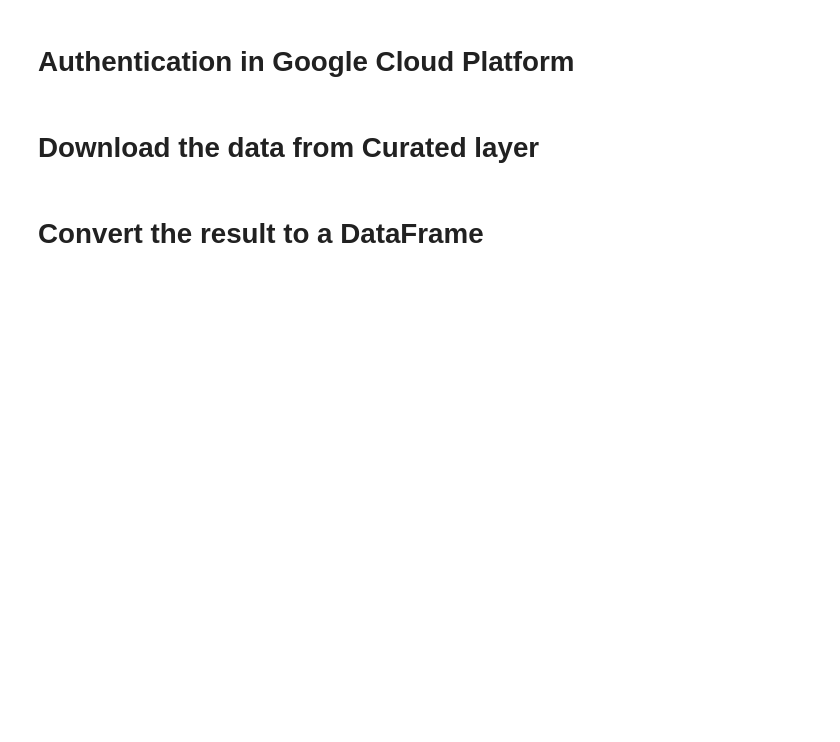
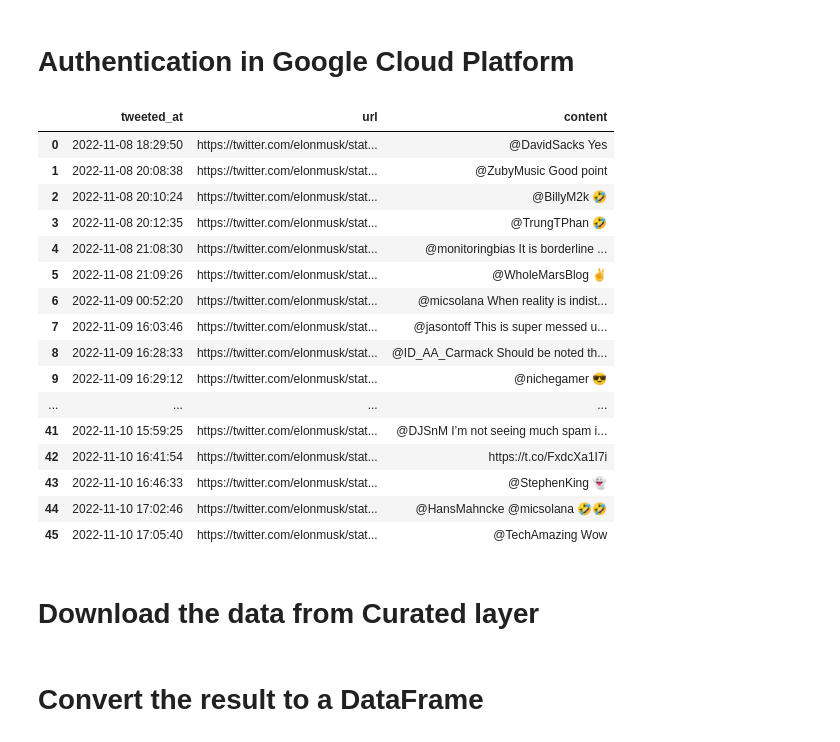
Before and after one commit to attilaszombati/stock_predictor, a Jupyter notebook: elon_musk_tsla.ipynb, the cells around one changed output. Saved outputs shown, nothing was run; the diff lists cells and outputs as text; code cells hidden in the pictures; blank space fills up the shorter version.

```diff
--- a/elon_musk_tsla.ipynb
+++ b/elon_musk_tsla.ipynb
@@ -1,5 +1,28 @@
 # %% [markdown]
 # Authentication in Google Cloud Platform
+# %%
+import pandas as pd
+df = pd.read_parquet("/Users/szombatiattila/Aliz/stock_predictor/cloud_function/scraper/elonmusk_2022-11-10-17:05:40.pq")
+# %%
+df[['tweeted_at', 'url', 'content']]
+# %% [output]
+|  | tweeted_at | url | content |
+| 0 | 2022-11-08 18:29:50 | https://twitter.com/elonmusk/stat... | @DavidSacks Yes |
+| 1 | 2022-11-08 20:08:38 | https://twitter.com/elonmusk/stat... | @ZubyMusic Good point |
+| 2 | 2022-11-08 20:10:24 | https://twitter.com/elonmusk/stat... | @BillyM2k 🤣 |
+| 3 | 2022-11-08 20:12:35 | https://twitter.com/elonmusk/stat... | @TrungTPhan 🤣 |
+| 4 | 2022-11-08 21:08:30 | https://twitter.com/elonmusk/stat... | @monitoringbias It is borderline ... |
+| 5 | 2022-11-08 21:09:26 | https://twitter.com/elonmusk/stat... | @WholeMarsBlog ✌️ |
+| 6 | 2022-11-09 00:52:20 | https://twitter.com/elonmusk/stat... | @micsolana When reality is indist... |
+| 7 | 2022-11-09 16:03:46 | https://twitter.com/elonmusk/stat... | @jasontoff This is super messed u... |
+| 8 | 2022-11-09 16:28:33 | https://twitter.com/elonmusk/stat... | @ID_AA_Carmack Should be noted th... |
+| 9 | 2022-11-09 16:29:12 | https://twitter.com/elonmusk/stat... | @nichegamer 😎 |
+| ... | ... | ... | ... |
+| 41 | 2022-11-10 15:59:25 | https://twitter.com/elonmusk/stat... | @DJSnM I’m not seeing much spam i... |
+| 42 | 2022-11-10 16:41:54 | https://twitter.com/elonmusk/stat... | https://t.co/FxdcXa1I7i |
+| 43 | 2022-11-10 16:46:33 | https://twitter.com/elonmusk/stat... | @StephenKing 👻 |
+| 44 | 2022-11-10 17:02:46 | https://twitter.com/elonmusk/stat... | @HansMahncke @micsolana 🤣🤣 |
+| 45 | 2022-11-10 17:05:40 | https://twitter.com/elonmusk/stat... | @TechAmazing Wow |
 # %%
 from google.colab import auth
 from google.cloud import bigquery
```
Also changed, not shown: 2 other files.
